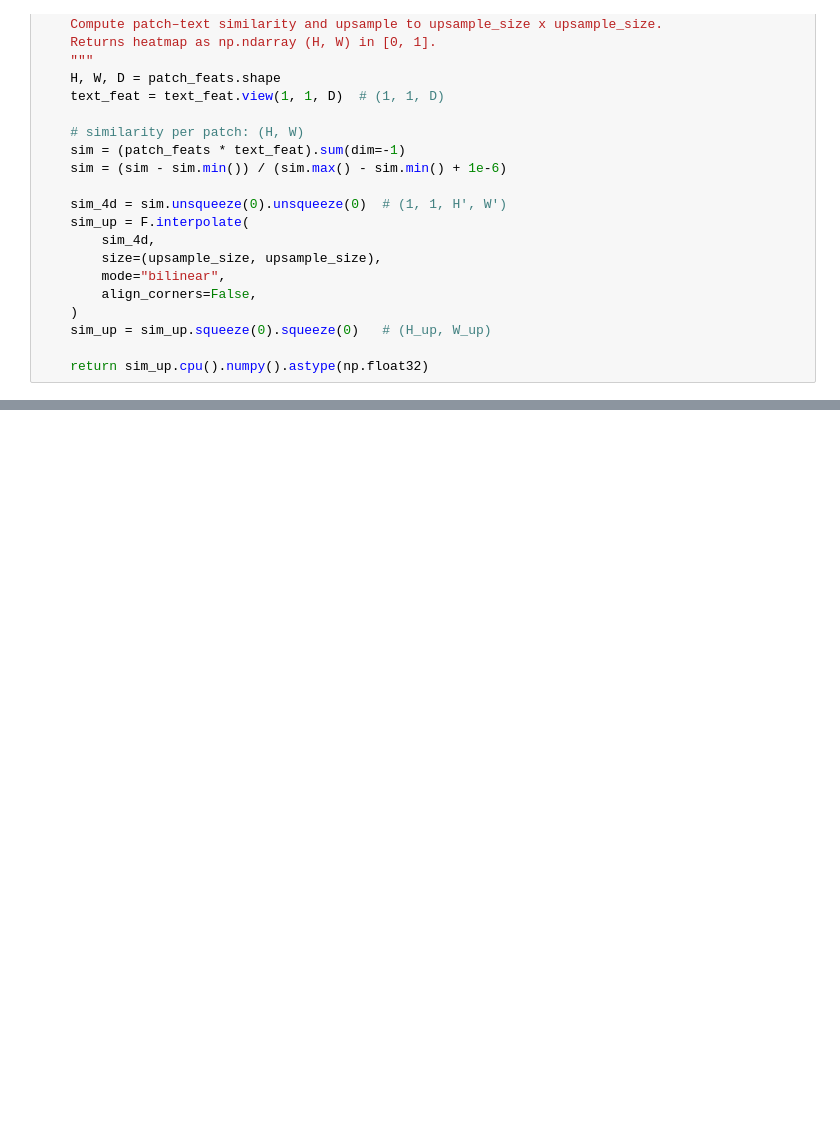
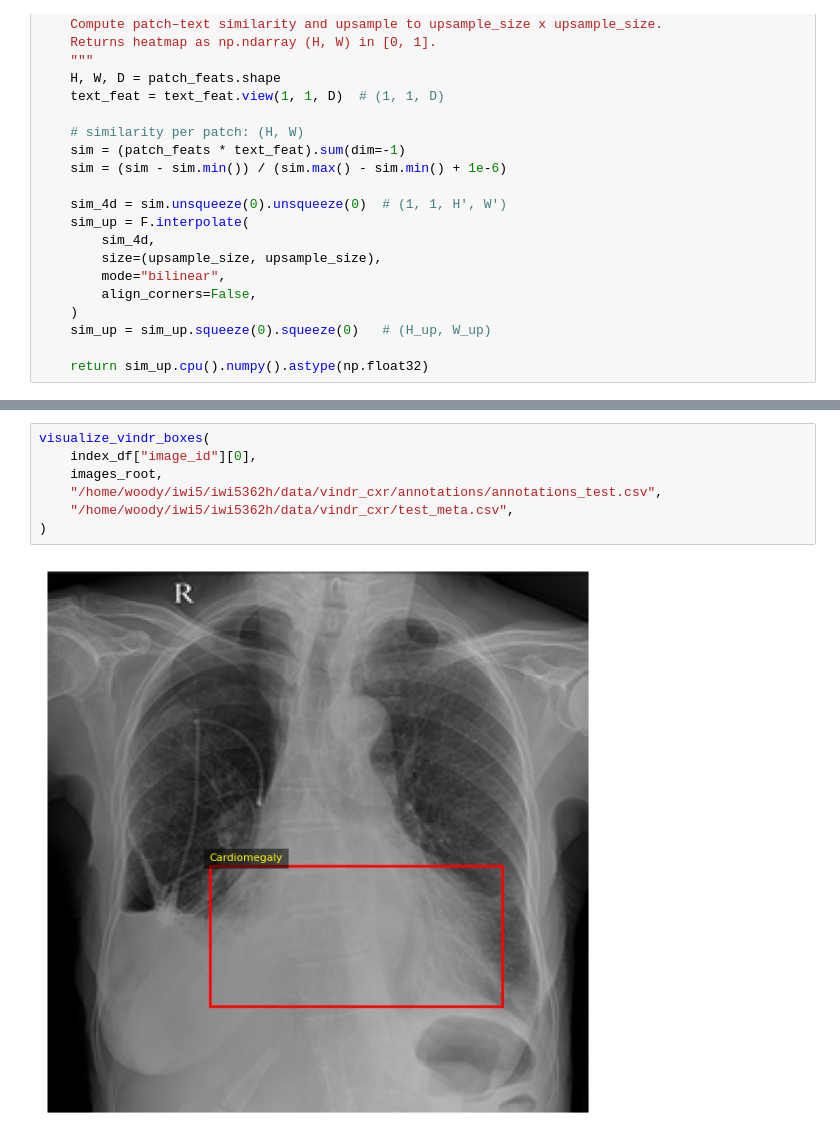
Before and after one commit to harshvardhan10/ALBEF, a Jupyter notebook: notebooks/extract_heatmaps.ipynb, the cells around one changed output, grey strips where cells are left out. Drawn from its saved outputs; the diff is of its cells as text; blank space fills up the shorter version.

```diff
--- a/notebooks/extract_heatmaps.ipynb
+++ b/notebooks/extract_heatmaps.ipynb
@@ -79,0 +410,9 @@ def compute_heatmap(
+# %%
+visualize_vindr_boxes(
+    index_df["image_id"][0],
+    images_root,
+    "/home/woody/iwi5/iwi5362h/data/vindr_cxr/annotations/annotations_test.csv",
+    "/home/woody/iwi5/iwi5362h/data/vindr_cxr/test_meta.csv",
+)
+# %% [output]
+[figure, added]
```
Also changed, not shown: parts of 43 cells of this notebook.
